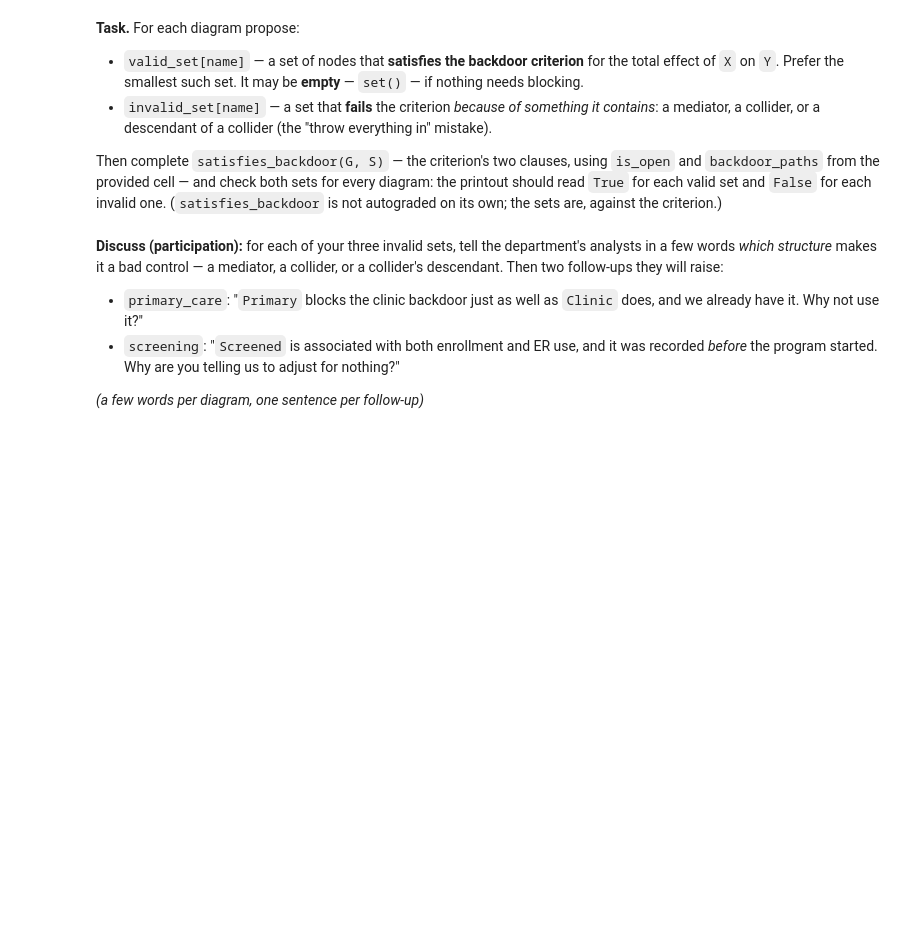
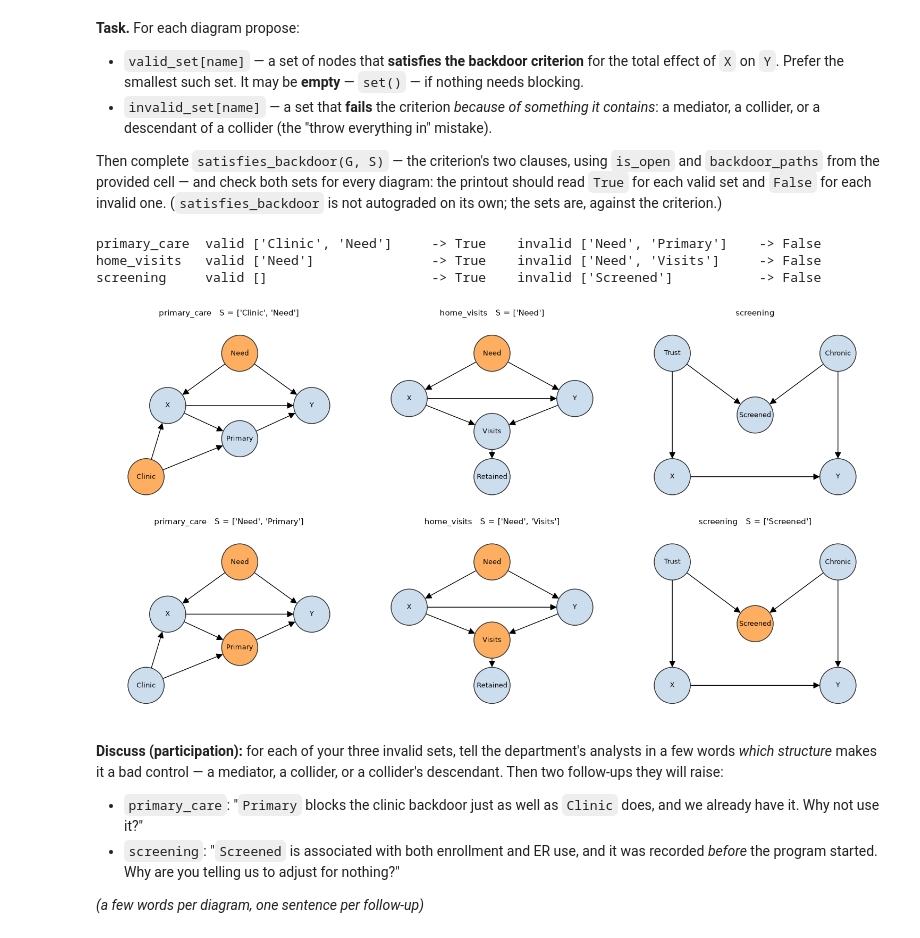
Before and after one commit to KNhae/DS701-Materials-FA26, a Jupyter notebook: class_activity_notebooks/14-InClass-Exercise-Causal-Inference-A1/14-InClass-Exercise-Causal-Inference-A1.ipynb, the cells around one changed output. Saved outputs shown, nothing was run; the diff lists cells and outputs as text; code cells hidden in the pictures; blank space fills up the shorter version.

```diff
--- a/class_activity_notebooks/14-InClass-Exercise-Causal-Inference-A1/14-InClass-Exercise-Causal-Inference-A1.ipynb
+++ b/class_activity_notebooks/14-InClass-Exercise-Causal-Inference-A1/14-InClass-Exercise-Causal-Inference-A1.ipynb
@@ -287,7 +318,15 @@ writing a search. Order does not matter.
 # %%
 # Type them in by hand from the drawings, one diagram at a time. Format:
 #   my_backdoor_paths = {"primary_care": [(("X", "A", "B", "Y"), "blocked"), ...], ...}
-...
+my_backdoor_paths = {
+    # X <- Need -> Y (fork, open); X <- Clinic -> Primary -> Y (fork then chain, open)
+    "primary_care": [(("X", "Need", "Y"), "open"),
+                     (("X", "Clinic", "Primary", "Y"), "open")],
+    # only X <- Need -> Y; X -> Visits <- Y starts out of X, so it is not a backdoor path
+    "home_visits":  [(("X", "Need", "Y"), "open")],
+    # Trust -> Screened <- Chronic: Screened is a collider, so the path is blocked by default
+    "screening":    [(("X", "Trust", "Screened", "Chronic", "Y"), "blocked")],
+}
 
 for name in DAG_NAMES:
     print(f"{name:13s}", my_backdoor_paths.get(name))
@@ -350,27 +400,40 @@ criterion.)
 # %%
 def satisfies_backdoor(G, S):
     """True if S satisfies the backdoor criterion for X -> Y in G."""
     S = set(S)
     if S & (nx.descendants(G, "X") | {"X", "Y"}):
         return False
     return all(not is_open(G, p, S) for p in backdoor_paths(G))
 
 
 
 # Fill these in by hand, e.g. valid_set = {"primary_care": {...}, ...}
-valid_set = ...
-invalid_set = ...
+valid_set = {
+    "primary_care": {"Need", "Clinic"},   # blocks both forks; neither is a descendant of X
+    "home_visits":  {"Need"},             # the only backdoor path runs through Need
+    "screening":    set(),                # the one backdoor path is already blocked at the collider Screened
+}
+invalid_set = {
+    "primary_care": {"Need", "Primary"},  # Primary is a mediator (X -> Primary -> Y): descendant of X
+    "home_visits":  {"Need", "Visits"},   # Visits is a collider (X -> Visits <- Y) and a descendant of X
+    "screening":    {"Screened"},         # conditioning on the collider opens X <- Trust -> Screened <- Chronic -> Y
+}
 
 for name in DAG_NAMES:
     G = dag(name)
     print(f"{name:13s} valid {str(sorted(valid_set[name])):22s} -> {satisfies_backdoor(G, valid_set[name])}"
           f"    invalid {str(sorted(invalid_set[name])):22s} -> {satisfies_backdoor(G, invalid_set[name])}")
 
 fig, axes = plt.subplots(2, 3, figsize=(15, 8))
 for j, name in enumerate(DAG_NAMES):
     draw_dag(name, ax=axes[0, j], S=valid_set[name])
     draw_dag(name, ax=axes[1, j], S=invalid_set[name])
 plt.tight_layout(); plt.show()
+# %% [output]
+primary_care  valid ['Clinic', 'Need']     -> True    invalid ['Need', 'Primary']    -> False
+home_visits   valid ['Need']               -> True    invalid ['Need', 'Visits']     -> False
+screening     valid []                     -> True    invalid ['Screened']           -> False
+[figure, added]
 # %% [markdown]
 **Discuss (participation):** for each of your three invalid sets, tell the department's
 analysts in a few words *which structure* makes it a bad control — a mediator, a
```
Also changed, not shown: parts of 13 cells of this notebook.
